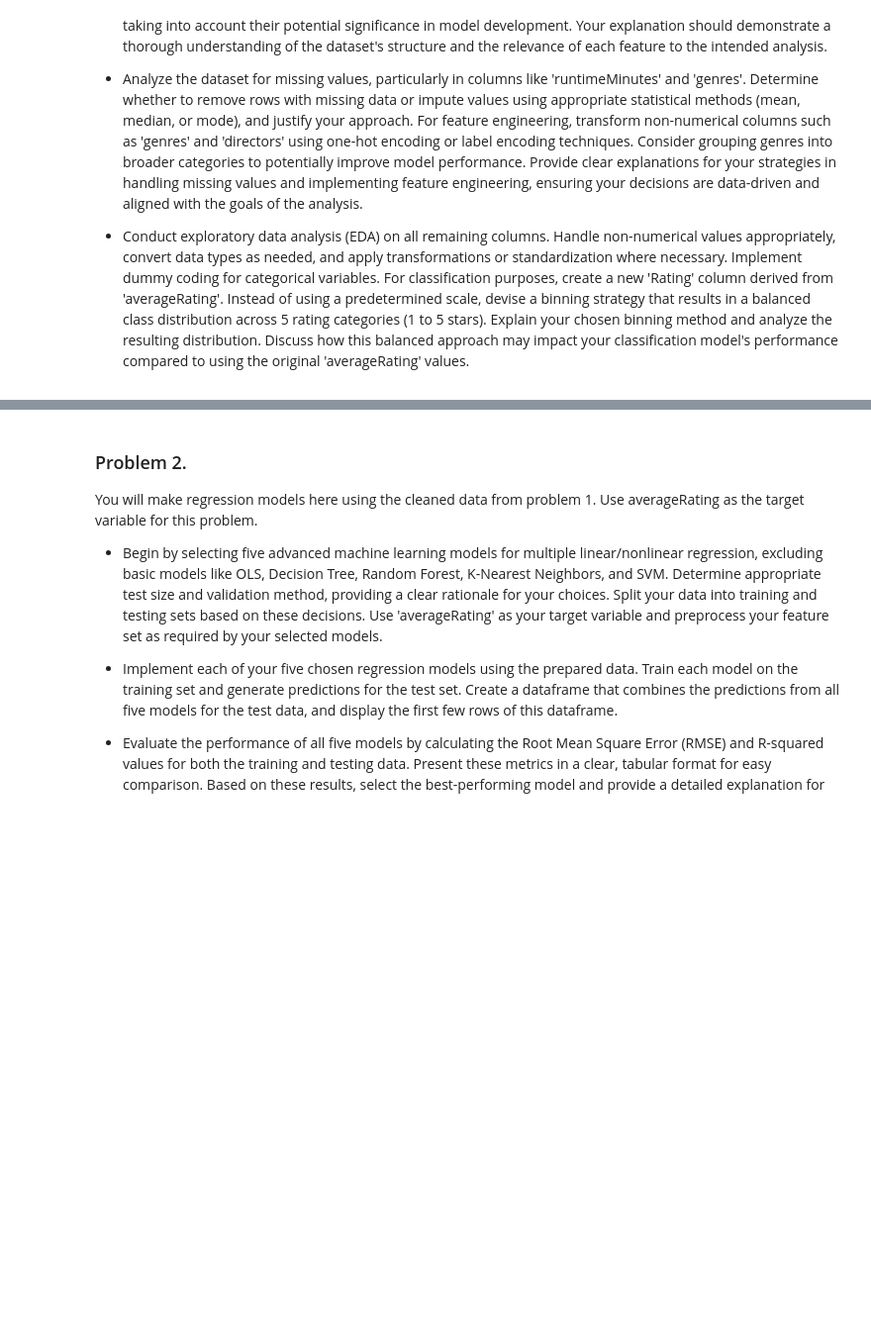
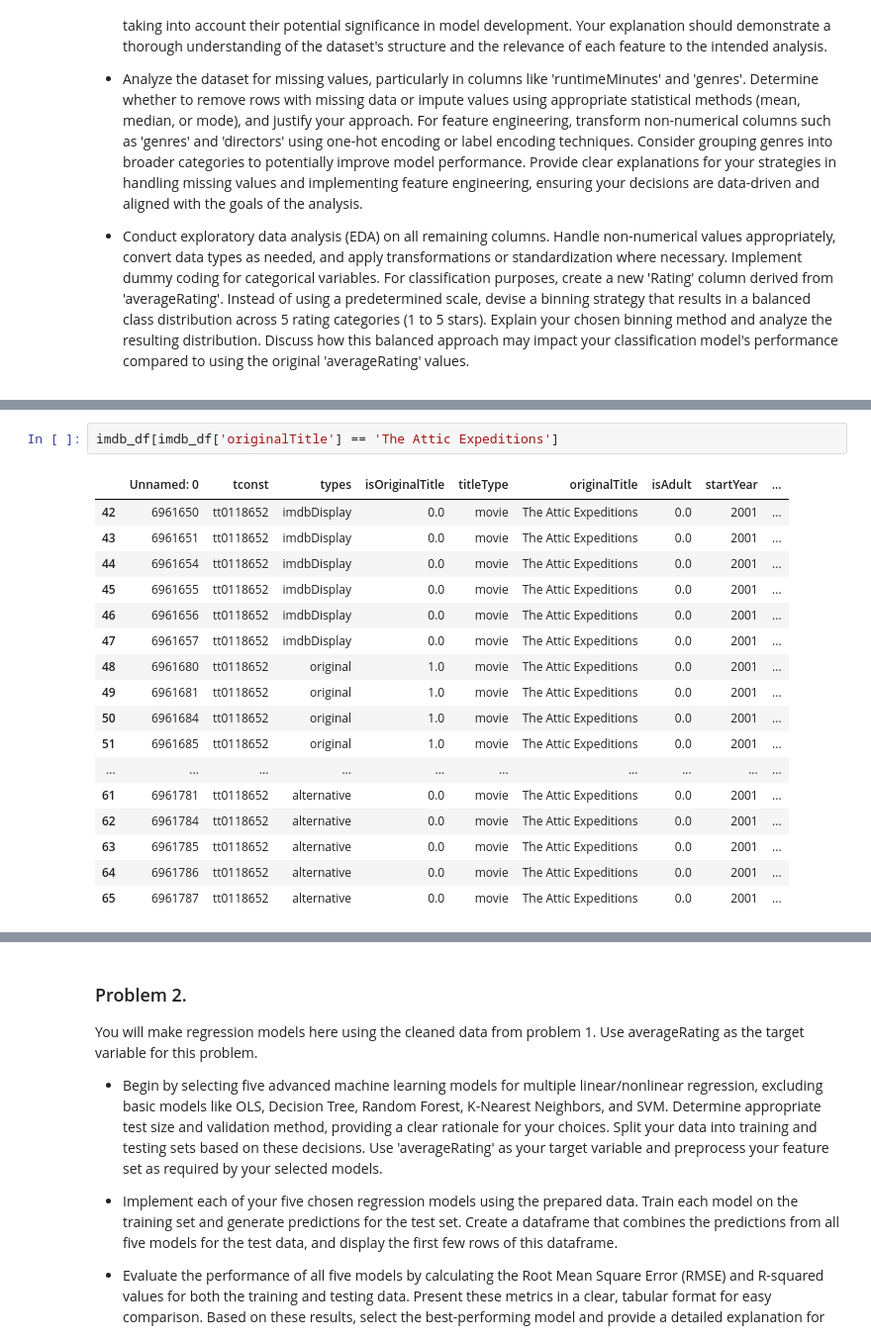
Before and after one commit to gabriel-ferreira-life/546_advanced_business_analytics, a Jupyter notebook: homework/homework_2/MIS5460_F24_HW2.ipynb, the cells around one changed output, grey strips where cells are left out. Shown at 99% size. Drawn from its saved outputs; the diff is of its cells as text; blank space fills up the shorter version.

```diff
--- a/homework/homework_2/MIS5460_F24_HW2.ipynb
+++ b/homework/homework_2/MIS5460_F24_HW2.ipynb
@@ -22,0 +180,20 @@ Upload the newimdb data and read the details on the columns about the data follo
+# %%
+imdb_df[imdb_df['originalTitle'] == 'The Attic Expeditions']
+# %% [output]
+|  | Unnamed: 0 | tconst | types | isOriginalTitle | titleType | originalTitle | isAdult | startYear | ... |
+| 42 | 6961650 | tt0118652 | imdbDisplay | 0.0 | movie | The Attic Expeditions | 0.0 | 2001 | ... |
+| 43 | 6961651 | tt0118652 | imdbDisplay | 0.0 | movie | The Attic Expeditions | 0.0 | 2001 | ... |
+| 44 | 6961654 | tt0118652 | imdbDisplay | 0.0 | movie | The Attic Expeditions | 0.0 | 2001 | ... |
+| 45 | 6961655 | tt0118652 | imdbDisplay | 0.0 | movie | The Attic Expeditions | 0.0 | 2001 | ... |
+| 46 | 6961656 | tt0118652 | imdbDisplay | 0.0 | movie | The Attic Expeditions | 0.0 | 2001 | ... |
+| 47 | 6961657 | tt0118652 | imdbDisplay | 0.0 | movie | The Attic Expeditions | 0.0 | 2001 | ... |
+| 48 | 6961680 | tt0118652 | original | 1.0 | movie | The Attic Expeditions | 0.0 | 2001 | ... |
+| 49 | 6961681 | tt0118652 | original | 1.0 | movie | The Attic Expeditions | 0.0 | 2001 | ... |
+| 50 | 6961684 | tt0118652 | original | 1.0 | movie | The Attic Expeditions | 0.0 | 2001 | ... |
+| 51 | 6961685 | tt0118652 | original | 1.0 | movie | The Attic Expeditions | 0.0 | 2001 | ... |
+| ... | ... | ... | ... | ... | ... | ... | ... | ... | ... |
+| 61 | 6961781 | tt0118652 | alternative | 0.0 | movie | The Attic Expeditions | 0.0 | 2001 | ... |
+| 62 | 6961784 | tt0118652 | alternative | 0.0 | movie | The Attic Expeditions | 0.0 | 2001 | ... |
+| 63 | 6961785 | tt0118652 | alternative | 0.0 | movie | The Attic Expeditions | 0.0 | 2001 | ... |
+| 64 | 6961786 | tt0118652 | alternative | 0.0 | movie | The Attic Expeditions | 0.0 | 2001 | ... |
+| 65 | 6961787 | tt0118652 | alternative | 0.0 | movie | The Attic Expeditions | 0.0 | 2001 | ... |
```
Also changed, not shown: parts of 53 cells of this notebook.
